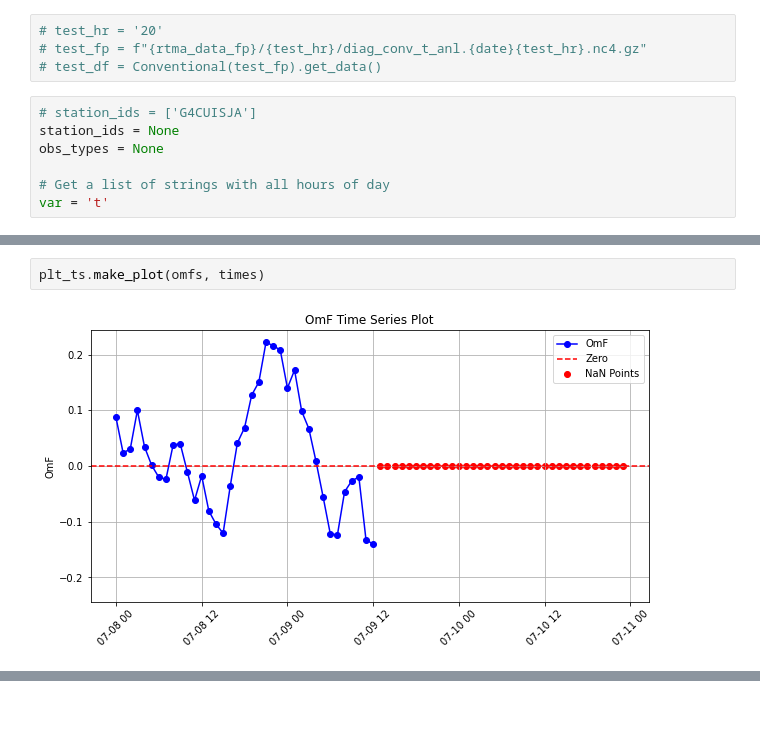
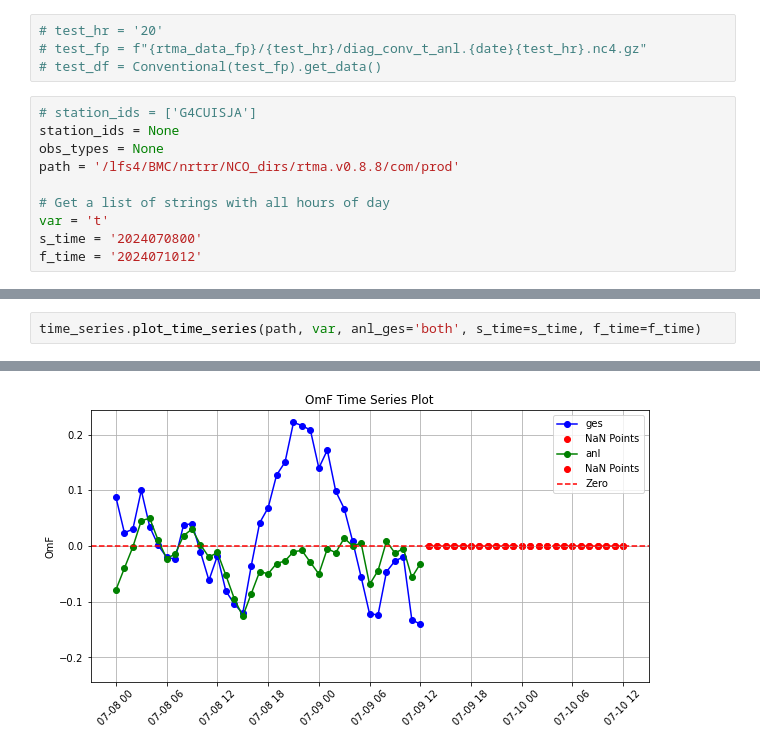
Before and after one commit to NOAA-GSL/pyDAmonitor, a Jupyter notebook: code/plot_interactive.ipynb, the cells around one changed output, grey strips where cells are left out. Cells and saved outputs as stored; diff of their text form; blank space fills up the shorter version.

```diff
--- a/code/plot_interactive.ipynb
+++ b/code/plot_interactive.ipynb
@@ -224,6 +149,9 @@ rtma_data_fp = "/lfs4/BMC/nrtrr/NCO_dirs/rtma.v0.8.8/com/prod/RTMA_CONUS." + dat
 # station_ids = ['G4CUISJA']
 station_ids = None
 obs_types = None
+path = '/lfs4/BMC/nrtrr/NCO_dirs/rtma.v0.8.8/com/prod'
 
 # Get a list of strings with all hours of day
 var = 't'
+s_time = '2024070800'
+f_time = '2024071012'
@@ -257,4 +158,3 @@ nan
-# %%
-plt_ts.make_plot(omfs, times)
-# %% [output]
-[figure, removed]
+# %%
+time_series.plot_time_series(path, var, anl_ges='both', s_time=s_time, f_time=f_time)
+# %% [output]
@@ -260,0 +178 @@ plt_ts.make_plot(omfs, times)
+[figure, added]
```
Also changed, not shown: parts of 22 cells of this notebook, 4 other files.
